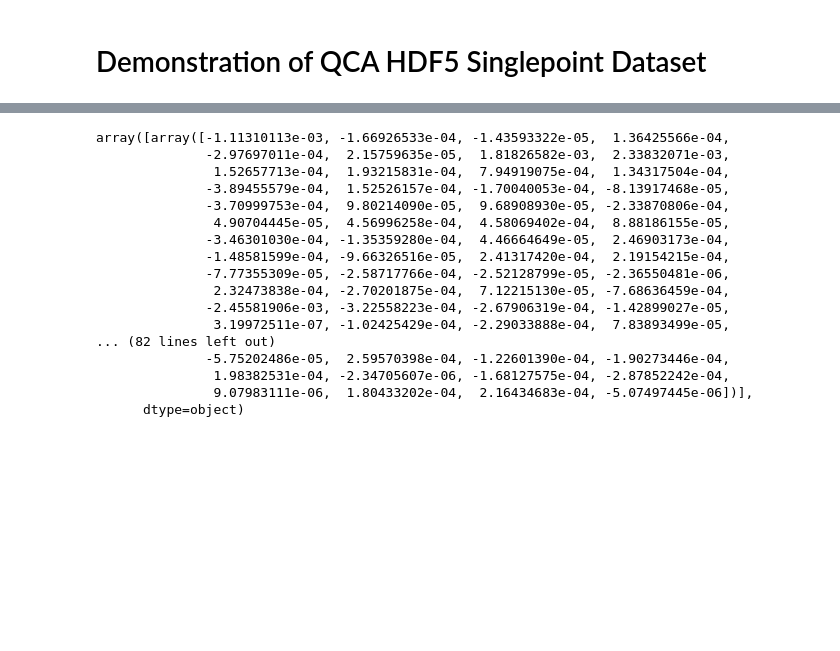
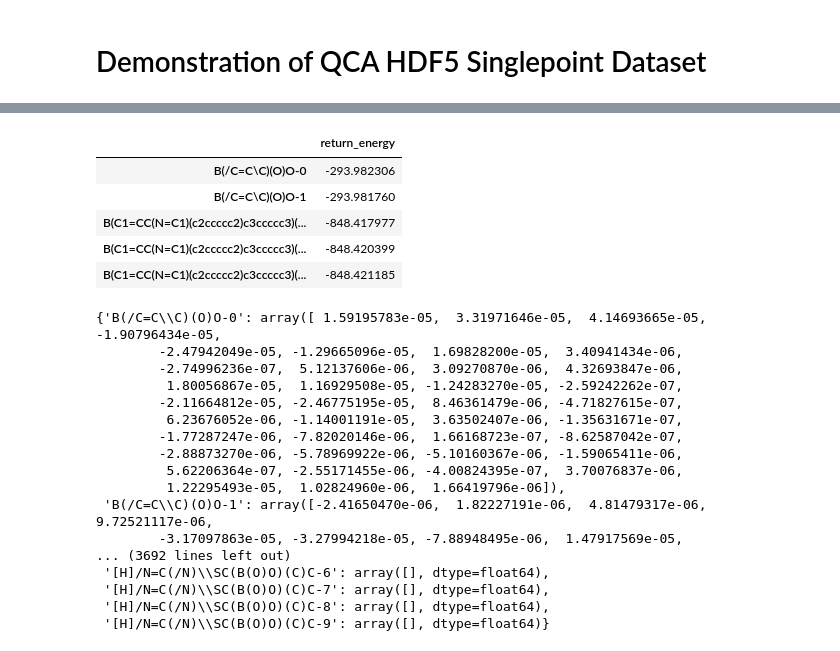
Before and after one commit to janash/qc-data-formats, a Jupyter notebook: using_hd5_dataset.ipynb, the cells around one changed output, grey strips where cells are left out. Drawn from its saved outputs; the diff is of its cells as text; code cells hidden in the pictures; blank space fills up the shorter version.

```diff
--- a/using_hd5_dataset.ipynb
+++ b/using_hd5_dataset.ipynb
@@ -111,16 +98,0 @@ spec_1
-# %%
-# Let's look at the properties for a specification
-spec_filepath = f"{dataset_name}/{example_spec}.h5"
-with h5.File(spec_filepath, "r") as dataset:
-    # Get the specifications group
-    specifications_group = dataset
-
-    example_spec = list(specifications_group.keys())[0]
-
-    # List all items inside the example_spec group
-    print(f"\nContents inside specifications/{example_spec}/properties:")
-    for name in specifications_group[example_spec]["aggregated_properties"]:
-        print(name)
-
-    # Get return_energy
-    return_energy = specifications_group[example_spec]["aggregated_properties"]["return_result"][:]
@@ -139,20 +99,18 @@ return_result
-# %%
-return_energy
-# %% [output]
-array([array([-1.11310113e-03, -1.66926533e-04, -1.43593322e-05,  1.36425566e-04,
-              -2.97697011e-04,  2.15759635e-05,  1.81826582e-03,  2.33832071e-03,
-               1.52657713e-04,  1.93215831e-04,  7.94919075e-04,  1.34317504e-04,
-              -3.89455579e-04,  1.52526157e-04, -1.70040053e-04, -8.13917468e-05,
-              -3.70999753e-04,  9.80214090e-05,  9.68908930e-05, -2.33870806e-04,
-               4.90704445e-05,  4.56996258e-04,  4.58069402e-04,  8.88186155e-05,
-              -3.46301030e-04, -1.35359280e-04,  4.46664649e-05,  2.46903173e-04,
-              -1.48581599e-04, -9.66326516e-05,  2.41317420e-04,  2.19154215e-04,
-              -7.77355309e-05, -2.58717766e-04, -2.52128799e-05, -2.36550481e-06,
-               2.32473838e-04, -2.70201875e-04,  7.12215130e-05, -7.68636459e-04,
-              -2.45581906e-03, -3.22558223e-04, -2.67906319e-04, -1.42899027e-05,
-               3.19972511e-07, -1.02425429e-04, -2.29033888e-04,  7.83893499e-05,
-... (82 lines left out)
-              -5.75202486e-05,  2.59570398e-04, -1.22601390e-04, -1.90273446e-04,
-               1.98382531e-04, -2.34705607e-06, -1.68127575e-04, -2.87852242e-04,
-               9.07983111e-06,  1.80433202e-04,  2.16434683e-04, -5.07497445e-06])],
-      dtype=object)
+# %%
+# return_energy is a scalar value for each entry in the dataset
+# so we can easily construct a dataframe
+import pandas as pd
+
+names = [ entry_map[k] for k in entry_references ] # map the entry references to actual names
+
+# Create a DataFrame to hold the return_energy values
+energy_df = pd.DataFrame(return_energy, columns=["return_energy"], index=names)
+
+energy_df.head()
+# %% [output]
+|  | return_energy |
+| B(/C=C\C)(O)O-0 | -293.982306 |
+| B(/C=C\C)(O)O-1 | -293.981760 |
+| B(C1=CC(N=C1)(c2ccccc2)c3ccccc3)(... | -848.417977 |
+| B(C1=CC(N=C1)(c2ccccc2)c3ccccc3)(... | -848.420399 |
+| B(C1=CC(N=C1)(c2ccccc2)c3ccccc3)(... | -848.421185 |
@@ -158,0 +119,20 @@ array([array([-1.11310113e-03, -1.66926533e-04, -1.43593322e-05,  1.36425566e-04
+# %%
+gradient_dict
+# %% [output]
+{'B(/C=C\\C)(O)O-0': array([ 1.59195783e-05,  3.31971646e-05,  4.14693665e-05, -1.90796434e-05,
+        -2.47942049e-05, -1.29665096e-05,  1.69828200e-05,  3.40941434e-06,
+        -2.74996236e-07,  5.12137606e-06,  3.09270870e-06,  4.32693847e-06,
+         1.80056867e-05,  1.16929508e-05, -1.24283270e-05, -2.59242262e-07,
+        -2.11664812e-05, -2.46775195e-05,  8.46361479e-06, -4.71827615e-07,
+         6.23676052e-06, -1.14001191e-05,  3.63502407e-06, -1.35631671e-07,
+        -1.77287247e-06, -7.82020146e-06,  1.66168723e-07, -8.62587042e-07,
+        -2.88873270e-06, -5.78969922e-06, -5.10160367e-06, -1.59065411e-06,
+         5.62206364e-07, -2.55171455e-06, -4.00824395e-07,  3.70076837e-06,
+         1.22295493e-05,  1.02824960e-06,  1.66419796e-06]),
+ 'B(/C=C\\C)(O)O-1': array([-2.41650470e-06,  1.82227191e-06,  4.81479317e-06,  9.72521117e-06,
+        -3.17097863e-05, -3.27994218e-05, -7.88948495e-06,  1.47917569e-05,
+... (3692 lines left out)
+ '[H]/N=C(/N)\\SC(B(O)O)(C)C-6': array([], dtype=float64),
+ '[H]/N=C(/N)\\SC(B(O)O)(C)C-7': array([], dtype=float64),
+ '[H]/N=C(/N)\\SC(B(O)O)(C)C-8': array([], dtype=float64),
+ '[H]/N=C(/N)\\SC(B(O)O)(C)C-9': array([], dtype=float64)}
```
Also changed, not shown: parts of 10 cells of this notebook, 1 other file.
